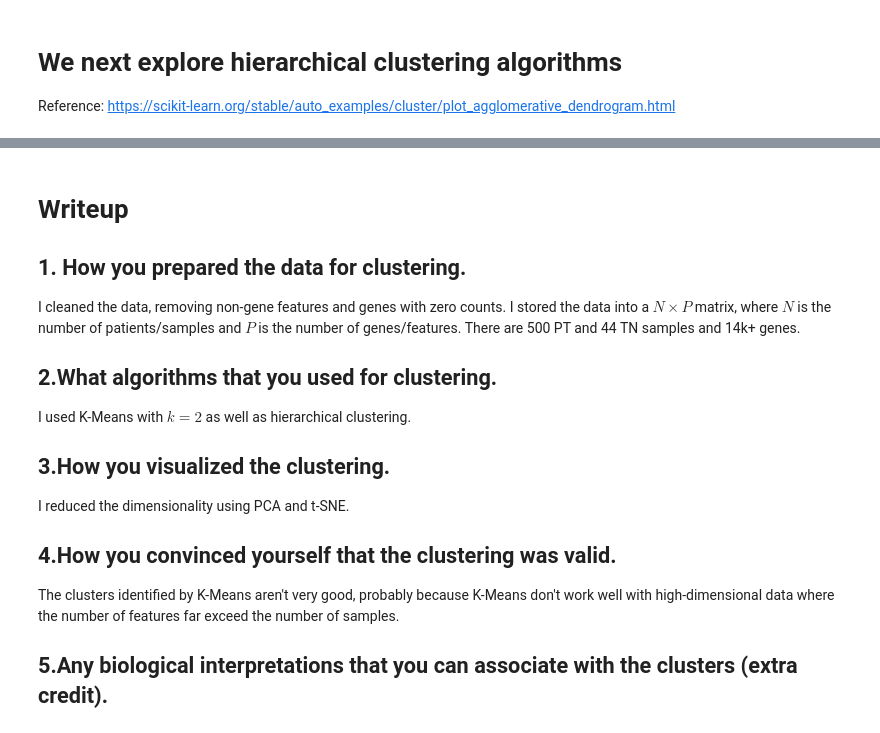
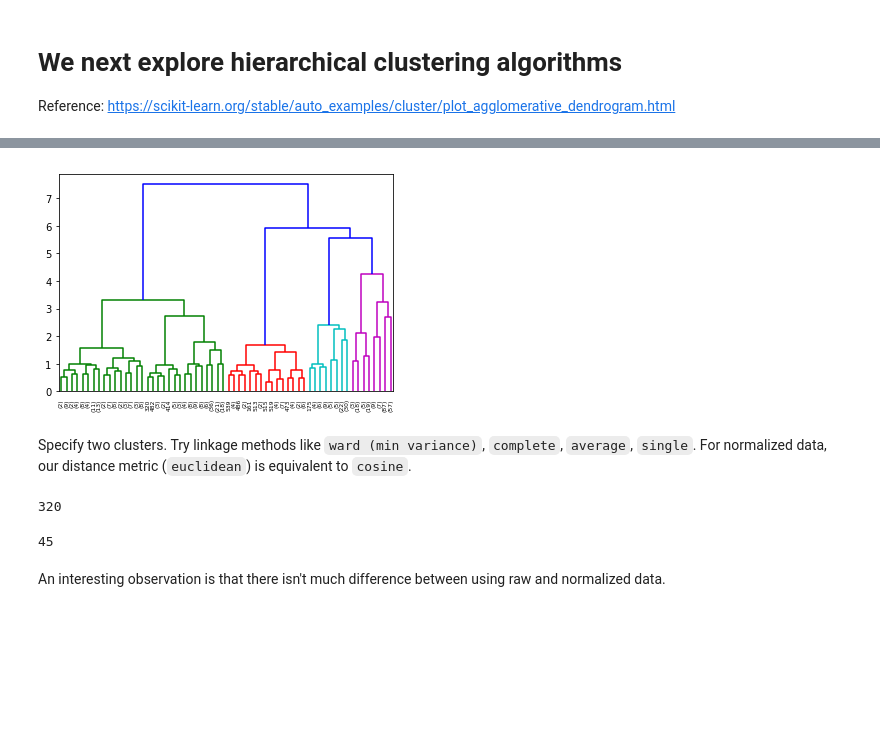
Before and after one commit to RuolinZheng08/cmsc33750-machine-learning-and-cancer, a Jupyter notebook: hw2/hw2.ipynb, the cells around one changed output, grey strips where cells are left out. Saved outputs shown, nothing was run; the diff lists cells and outputs as text; code cells hidden in the pictures; blank space fills up the shorter version.

```diff
--- a/hw2/hw2.ipynb
+++ b/hw2/hw2.ipynb
@@ -260,4 +312,3 @@ def plot_dendrogram(model, **kwargs):
 # %%
-normalized_dendro = AgglomerativeClustering(distance_threshold=0,
-                                            n_clusters=None).fit(normalized)
-plot_dendrogram(normalized_dendro, truncate_mode='level', p=2)
+normalized_dendro = AgglomerativeClustering(
+    distance_threshold=0, n_clusters=None).fit(normalized)
@@ -266,16 +315,6 @@ plot_dendrogram(normalized_dendro, truncate_mode='level', p=2)
-# %% [markdown]
-# Writeup
-
-## 1. How you prepared the data for clustering.
-I cleaned the data, removing non-gene features and genes with zero counts. I stored the data into a $N \times P$ matrix, where $N$ is the number of patients/samples and $P$ is the number of genes/features. There are 500 PT and 44 TN samples and 14k+ genes.
-
-## 2.What algorithms that you used for clustering.
-I used K-Means with $k=2$ as well as hierarchical clustering.
-
-## 3.How you visualized the clustering.
-I reduced the dimensionality using PCA and t-SNE.
-
-## 4.How you convinced yourself that the clustering was valid.
-The clusters identified by K-Means aren't very good, probably because K-Means don't work well with high-dimensional data where the number of features far exceed the number of samples.
-
-## 5.Any biological interpretations that you can associate with the clusters (extra credit).
+# %%
+plot_dendrogram(normalized_dendro, truncate_mode='level', p=5)
+# %% [output]
+[figure, added]
+# %% [markdown]
+Specify two clusters. Try linkage methods like `ward (min variance)`, `complete`, `average`, `single`. For normalized data, our distance metric (`euclidean`) is equivalent to `cosine`.
@@ -281,0 +326,12 @@ The clusters identified by K-Means aren't very good, probably because K-Means do
+# %%
+# raw data, ward linkage
+num_wrong_labels(matrix, int_labels)
+# %% [output]
+320
+# %%
+# raw data, single linkage
+num_wrong_labels(matrix, int_labels, linkage='single')
+# %% [output]
+45
+# %% [markdown]
+An interesting observation is that there isn't much difference between using raw and normalized data.
```
Also changed, not shown: parts of 24 cells of this notebook.
